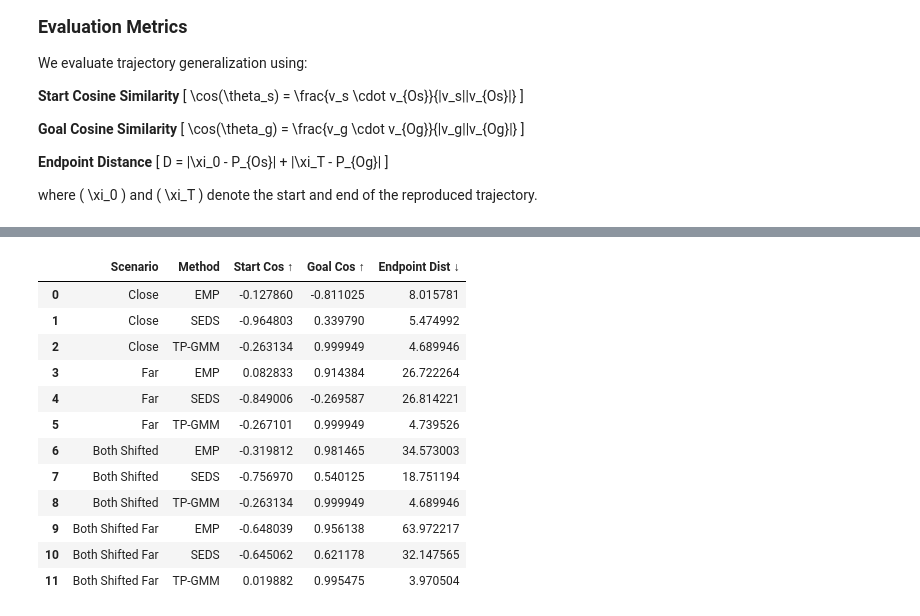
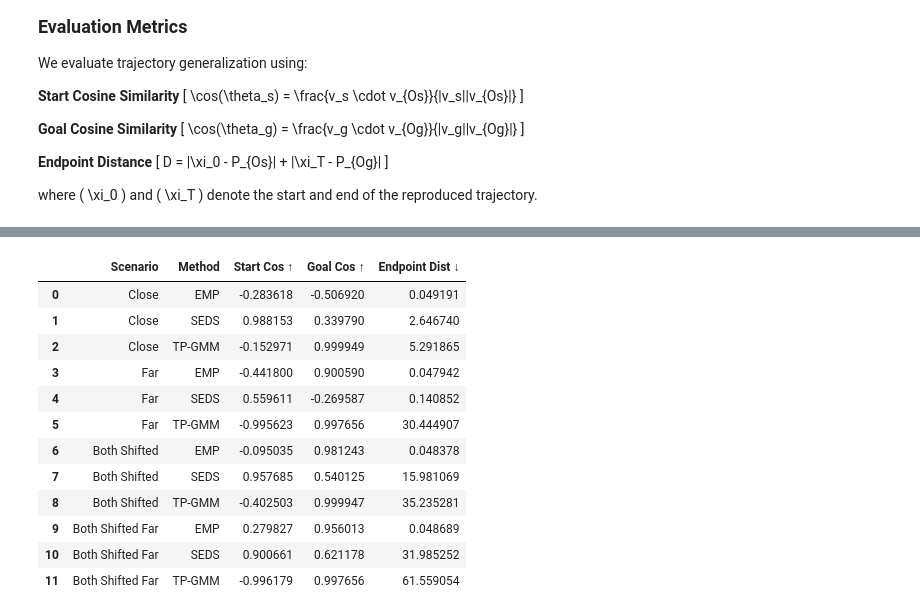
Before and after one commit to rayaanoidPrime/CP321_Imitation_Learning, a Jupyter notebook: project/notebooks/emp_lasa.ipynb, the cells around one changed output, grey strips where cells are left out. Saved outputs shown, nothing was run; the diff lists cells and outputs as text; code cells hidden in the pictures.

```diff
--- a/project/notebooks/emp_lasa.ipynb
+++ b/project/notebooks/emp_lasa.ipynb
@@ -226,8 +225,15 @@ def store_local_frames(means, covs, joints):
     K_f = len(means)
     frames = []
     for k in range(K_f):
-        R, dist  = local_frame_R(joints[k], joints[k + 1])
-        mu_local = R.T @ (means[k] - joints[k])
+        if k == K-1:
+            R, dist = local_frame_R(joints[k], joints[k+1])
+            origin = joints[k+1]   # β_n instead of β_{n-1}
+        else:
+            R, dist = local_frame_R(joints[k], joints[k+1])
+            origin = joints[k]
+        # R, dist  = local_frame_R(joints[k], joints[k + 1])
+        # mu_local = R.T @ (means[k] - joints[k])
+        mu_local = R.T @ (means[k] - origin)
         eigvals, E = np.linalg.eigh(covs[k])   # ascending eigenvalues
         E_local  = R.T @ E
         frames.append(dict(mu_local=mu_local, E_local=E_local,
@@ -965,9 +971,9 @@ Saved: emp_lyapunov_comparison.png
 # %% [markdown]
 ## Section 21 — FIGURE 4: MULTI-SHAPE DEMO
 # %%
-SHAPES_DEMO = ["Angle", "GShape", "Sine", "Worm"]
+SHAPES_DEMO = ["Angle", "Sine", "Worm"]
 
-fig, axes = plt.subplots(2, 4, figsize=(22, 10))
+fig, axes = plt.subplots(2, 3, figsize=(22, 10))
 
 for col, sname in enumerate(SHAPES_DEMO):
     # ── Load & preprocess ──────────────────────────────────────
@@ -1439,27 +1445,23 @@ def cosine_similarity(v1, v2):
     return np.dot(v1, v2) / (np.linalg.norm(v1)*np.linalg.norm(v2) + 1e-8)
 
 
-def compute_metrics(traj, demo):
-    """
-    traj: (T,D) generated trajectory
-    demo: (T,D) demonstration trajectory
-    """
+def compute_metrics(traj, demo, start, goal):
 
     # --- Start cosine ---
     vs = traj[1] - traj[0]
-    vOs = demo[1] - demo[0]   # FIXED
+    vOs = demo[-1] - demo[0]   # global direction
 
     cos_start = cosine_similarity(vs, vOs)
 
     # --- Goal cosine ---
     vg = traj[-1] - traj[-2]
-    vOg = demo[-1] - demo[-2]  # FIXED
+    vOg = demo[-1] - demo[-2]
 
     cos_goal = cosine_similarity(vg, vOg)
 
-    # --- Endpoint distance ---
-    d_start = np.linalg.norm(traj[0] - demo[0])
-    d_goal  = np.linalg.norm(traj[-1] - demo[-1])
+    # --- Endpoint distance (FIXED)
+    d_start = np.linalg.norm(traj[0] - start)
+    d_goal  = np.linalg.norm(traj[-1] - goal)
 
     endpoint_dist = d_start + d_goal
 
@@ -1652,45 +1654,45 @@ for name, sc in scenarios.items():
         joints0, L_mat, Delta0,
         frames0, priors_,
         X, Xdot
     )
 
     traj_emp_sc = rollout(
         sc["start"],
         emp_policy["means"],
         emp_policy["covs"],
         emp_policy["priors"],
         emp_policy["A_vals"],
         emp_policy["x_star"]
     )
 
     traj_seds_sc = seds.rollout(sc["start"])
     traj_tpgmm_sc = run_tpgmm(tpgmm_model, pos)
 
-    m_emp = compute_metrics(traj_emp_sc, pos)
-    m_seds = compute_metrics(traj_seds_sc, pos)
-    m_tpgmm = compute_metrics(traj_tpgmm_sc, pos)
+    m_emp = compute_metrics(traj_emp_sc, pos, sc["start"], sc["goal"])
+    m_seds = compute_metrics(traj_seds_sc, pos, sc["start"], sc["goal"])
+    m_tpgmm = compute_metrics(traj_tpgmm_sc, pos, sc["start"], sc["goal"])
 
     rows.append([name, "EMP", *m_emp.values()])
     rows.append([name, "SEDS", *m_seds.values()])
     rows.append([name, "TP-GMM", *m_tpgmm.values()])
 
 df_all = pd.DataFrame(
     rows,
     columns=["Scenario", "Method", "Start Cos ↑", "Goal Cos ↑", "Endpoint Dist ↓"]
 )
 
 df_all
 # %% [output]
 |  | Scenario | Method | Start Cos ↑ | Goal Cos ↑ | Endpoint Dist ↓ |
-| 0 | Close | EMP | -0.127860 | -0.811025 | 8.015781 |
-| 1 | Close | SEDS | -0.964803 | 0.339790 | 5.474992 |
-| 2 | Close | TP-GMM | -0.263134 | 0.999949 | 4.689946 |
-| 3 | Far | EMP | 0.082833 | 0.914384 | 26.722264 |
-| 4 | Far | SEDS | -0.849006 | -0.269587 | 26.814221 |
-| 5 | Far | TP-GMM | -0.267101 | 0.999949 | 4.739526 |
-| 6 | Both Shifted | EMP | -0.319812 | 0.981465 | 34.573003 |
-| 7 | Both Shifted | SEDS | -0.756970 | 0.540125 | 18.751194 |
-| 8 | Both Shifted | TP-GMM | -0.263134 | 0.999949 | 4.689946 |
-| 9 | Both Shifted Far | EMP | -0.648039 | 0.956138 | 63.972217 |
-| 10 | Both Shifted Far | SEDS | -0.645062 | 0.621178 | 32.147565 |
-| 11 | Both Shifted Far | TP-GMM | 0.019882 | 0.995475 | 3.970504 |
+| 0 | Close | EMP | -0.283618 | -0.506920 | 0.049191 |
+| 1 | Close | SEDS | 0.988153 | 0.339790 | 2.646740 |
+| 2 | Close | TP-GMM | -0.152971 | 0.999949 | 5.291865 |
+| 3 | Far | EMP | -0.441800 | 0.900590 | 0.047942 |
+| 4 | Far | SEDS | 0.559611 | -0.269587 | 0.140852 |
+| 5 | Far | TP-GMM | -0.995623 | 0.997656 | 30.444907 |
+| 6 | Both Shifted | EMP | -0.095035 | 0.981243 | 0.048378 |
+| 7 | Both Shifted | SEDS | 0.957685 | 0.540125 | 15.981069 |
+| 8 | Both Shifted | TP-GMM | -0.402503 | 0.999947 | 35.235281 |
+| 9 | Both Shifted Far | EMP | 0.279827 | 0.956013 | 0.048689 |
+| 10 | Both Shifted Far | SEDS | 0.900661 | 0.621178 | 31.985252 |
+| 11 | Both Shifted Far | TP-GMM | -0.996179 | 0.997656 | 61.559054 |
```
Also changed, not shown: parts of 10 cells of this notebook.
